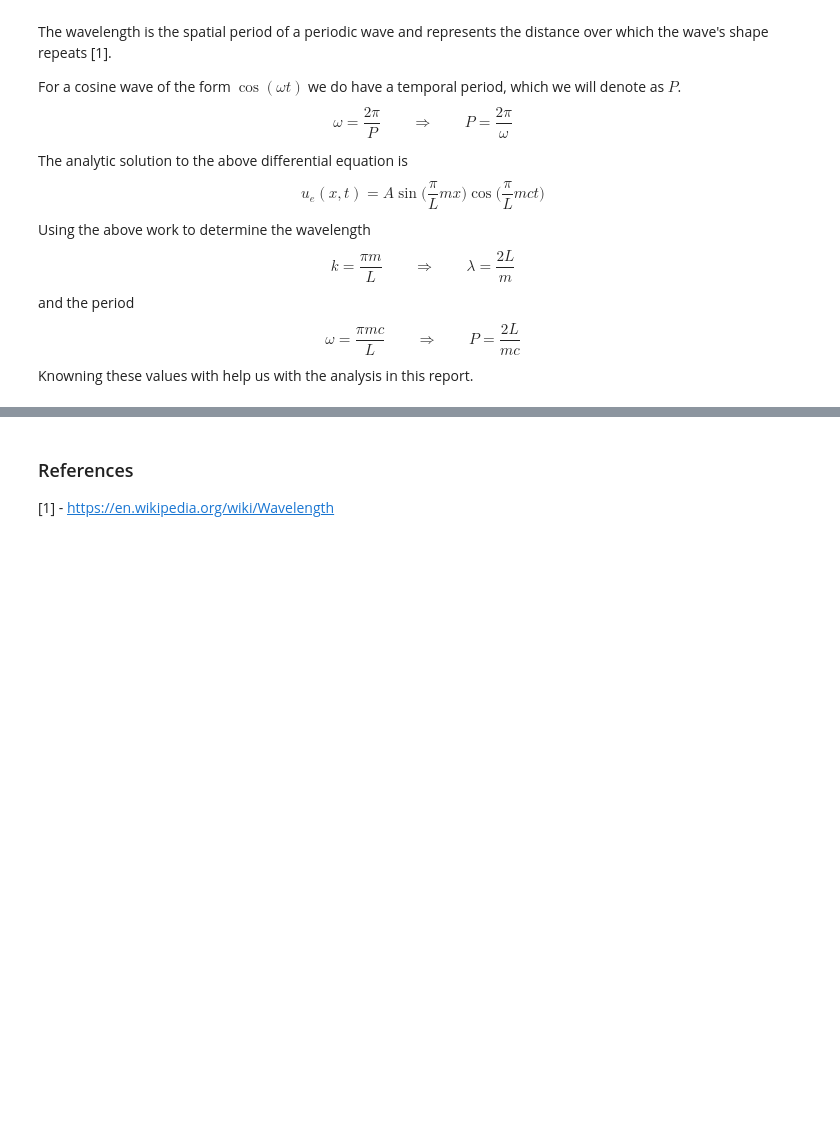
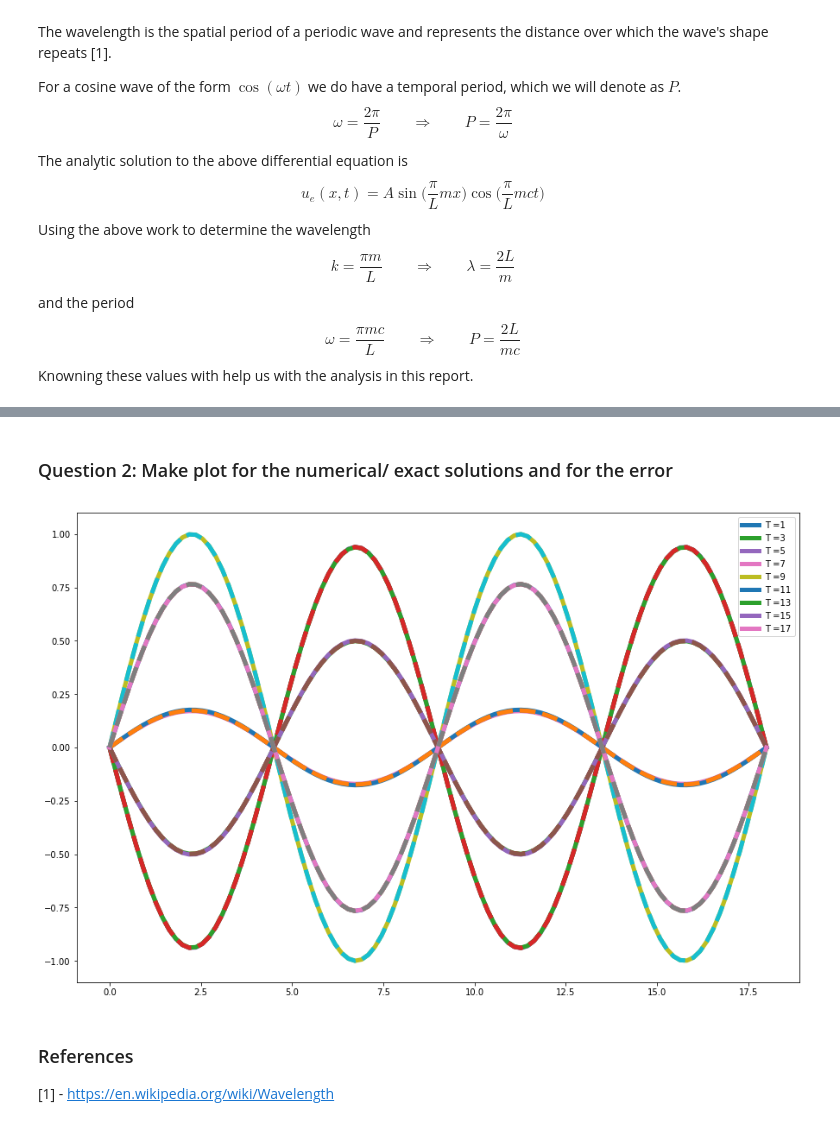
Before and after one commit to kennethsharman/PHYS_481, a Jupyter notebook: Assignments/Assignment_5.ipynb, the cells around one changed output, grey strips where cells are left out. Saved outputs shown, nothing was run; the diff lists cells and outputs as text; code cells hidden in the pictures; blank space fills up the shorter version.

```diff
--- a/Assignments/Assignment_5.ipynb
+++ b/Assignments/Assignment_5.ipynb
@@ -99,3 +125,19 @@ test.iterate_step()
+# %% [markdown]
+### Question 2: Make plot for the numerical/ exact solutions and for the error
+# %%
+T_vals = np.arange(1,19,2)
+#T_vals = np.arange(1,20,2)
+
+plt.figure(figsize=(15, 10)) # Set the plot size
+for t in T_vals:
+    wave = OneDWave(L=18,T=t,A=1,m=4,c=1)
+    wave.step()
+    plt.plot(wave.x, wave.u, lw=5, label='T ='+str(t))
+    plt.plot(wave.x, wave.analytic, ls='--', lw=5)
+plt.legend()
+plt.show()
+# %% [output]
+[figure, added]
 # %% [markdown]
 ### References
 
```
Also changed, not shown: parts of 7 cells of this notebook.
